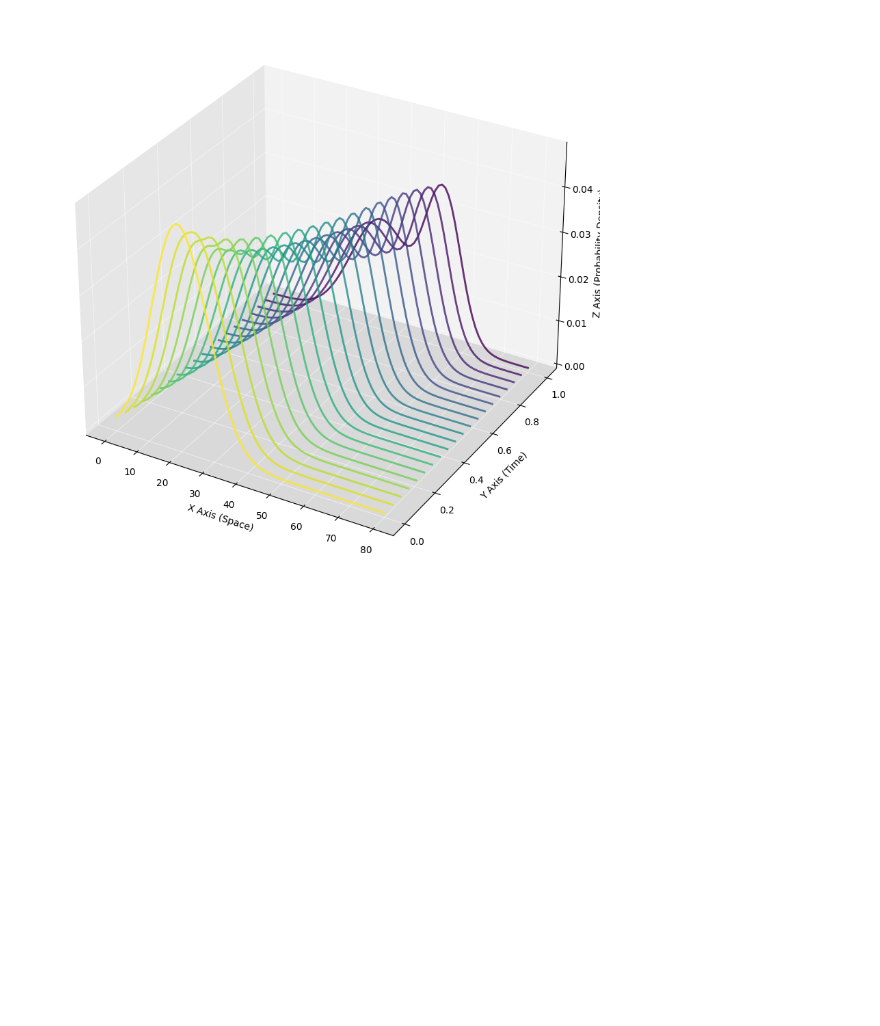
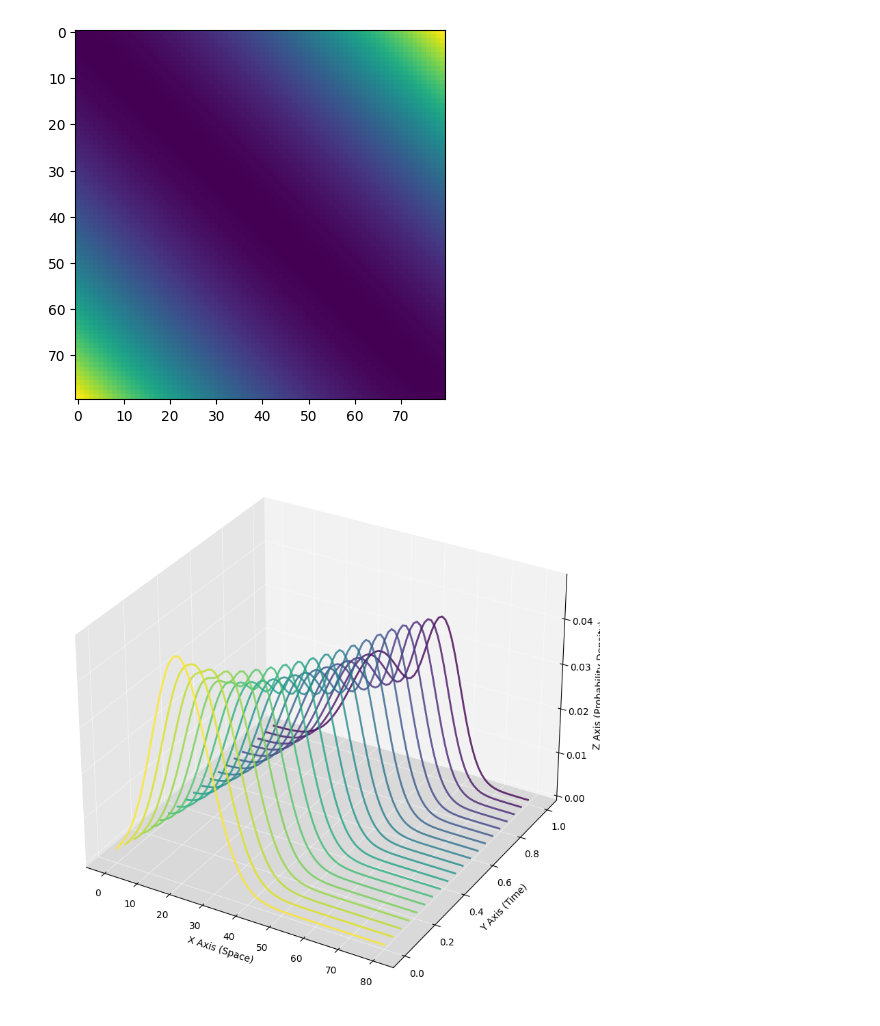
Before and after one commit to JavaZeroo/WassersteinSBP, a Jupyter notebook: SBP_by_OTbarycentre.ipynb, the cells around one changed output. Drawn from its saved outputs; the diff is of its cells as text; code cells hidden in the pictures; blank space fills up the shorter version.

```diff
--- a/SBP_by_OTbarycentre.ipynb
+++ b/SBP_by_OTbarycentre.ipynb
@@ -48,7 +58,7 @@ p = 2
 x = np.linspace(1/n, 1, num=n)
 cost = np.absolute(x - np.expand_dims(x, axis=1))
 cost = np.power(cost, p)
-
+cost /= cost.max()
 
 p1 = ot.datasets.get_1D_gauss(n,20,8)#0.55 * ot.datasets.get_1D_gauss(n,20,8) + 0.45 * ot.datasets.get_1D_gauss(n,70,9)
 p2 = 0.55 * ot.datasets.get_1D_gauss(n,35,9) + 0.45 * ot.datasets.get_1D_gauss(n,55,5)
@@ -57,17 +67,14 @@ marginals = np.vstack((p1, p2)).T
 n_distributions = marginals.shape[1]
 
 num_timepoints = 20
-def calculate_n_barycenter_sinkhorn(marginals, cost, epsilon, maxiter, num_timepoints):
-    ret = []
-    for time_idx in range(num_timepoints):  # 0<=alpha<=1
-        alpha = time_idx/num_timepoints
-        weights = np.array([1-alpha, alpha])
 
-        barycenter1 = barycenter_sinkhorn(marginals, cost, epsilon=epsilon, weights=weights, maxiter=maxiter)
-        ret.append(barycenter1.reshape(1, -1))
-    return np.concatenate(ret, axis=0)
 
 barycenter_ret = calculate_n_barycenter_sinkhorn(marginals, cost, 0.001, maxiter=1000, num_timepoints=20)
+# %%
+plt.imshow(cost)
+plt.show()
+# %% [output]
+[figure, added]
 # %%
 def plot_precomputed_pdf(pdf_values, x_range=None, time_range=None):
     """
```
Also changed, not shown: parts of 1 cell of this notebook, 5 other files.
